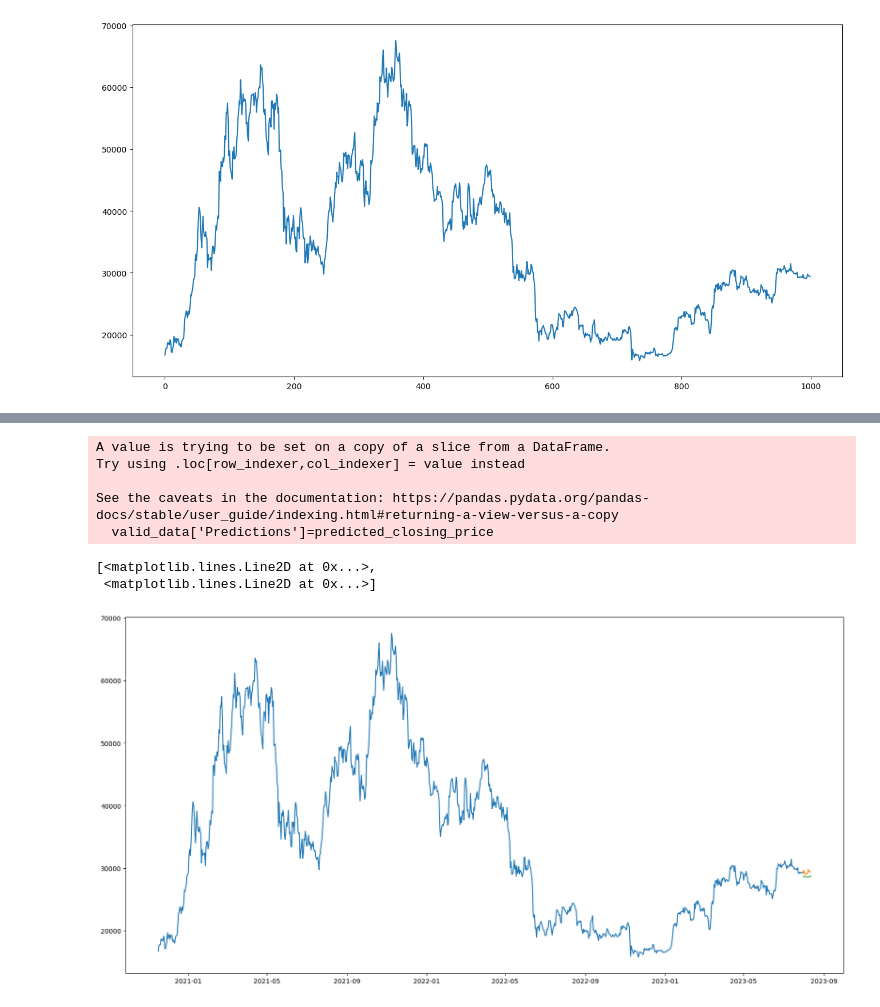
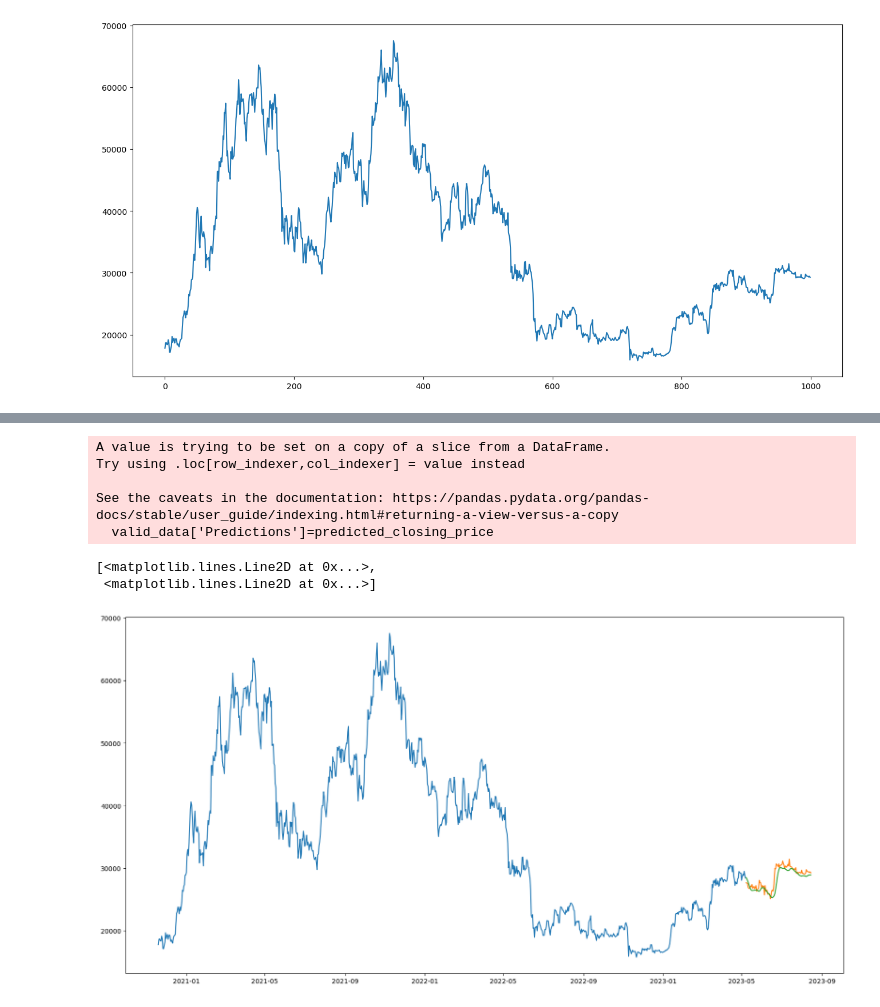
Before and after one commit to phatng45/Stock-prediction, a Jupyter notebook: codes/models/LSTM/LSTM_Close.ipynb, the cells around one changed output, grey strips where cells are left out. Drawn from its saved outputs; the diff is of its cells as text; code cells hidden in the pictures.

```diff
--- a/codes/models/LSTM/LSTM_Close.ipynb
+++ b/codes/models/LSTM/LSTM_Close.ipynb
@@ -43,8 +43,8 @@ new_dataset.drop("timestamp",axis=1,inplace=True)
 # %%
 final_dataset=new_dataset.values
 
-train_data=final_dataset[0:987,:]
-valid_data=final_dataset[987:,:]
+train_data=final_dataset[0:-100,:]
+valid_data=final_dataset[-100:,:]
 
 scaler=MinMaxScaler(feature_range=(0,1))
 scaled_data=scaler.fit_transform(final_dataset)
@@ -84,17 +84,17 @@ predicted_closing_price=scaler.inverse_transform(predicted_closing_price)
 # %%
 lstm_model.save(MODEL_DIR)
 # %%
-train_data=new_dataset[:987]
-valid_data=new_dataset[987:]
+train_data=new_dataset[:-100]
+valid_data=new_dataset[-100:]
 valid_data['Predictions']=predicted_closing_price
 plt.plot(train_data["close"])
 plt.plot(valid_data[['close',"Predictions"]])
 # %% [output]
 A value is trying to be set on a copy of a slice from a DataFrame.
 Try using .loc[row_indexer,col_indexer] = value instead
 
 See the caveats in the documentation: https://pandas.pydata.org/pandas-docs/stable/user_guide/indexing.html#returning-a-view-versus-a-copy
   valid_data['Predictions']=predicted_closing_price
 [<matplotlib.lines.Line2D at 0x...>,
  <matplotlib.lines.Line2D at 0x...>]
-[figure, old version]
+[figure, new version]
```
Also changed, not shown: parts of 2 cells of this notebook, 9 other files.
